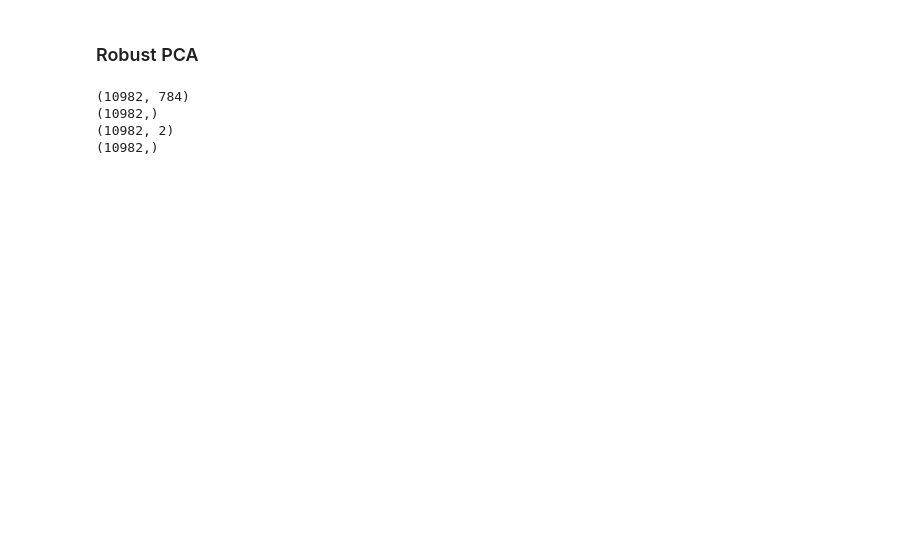
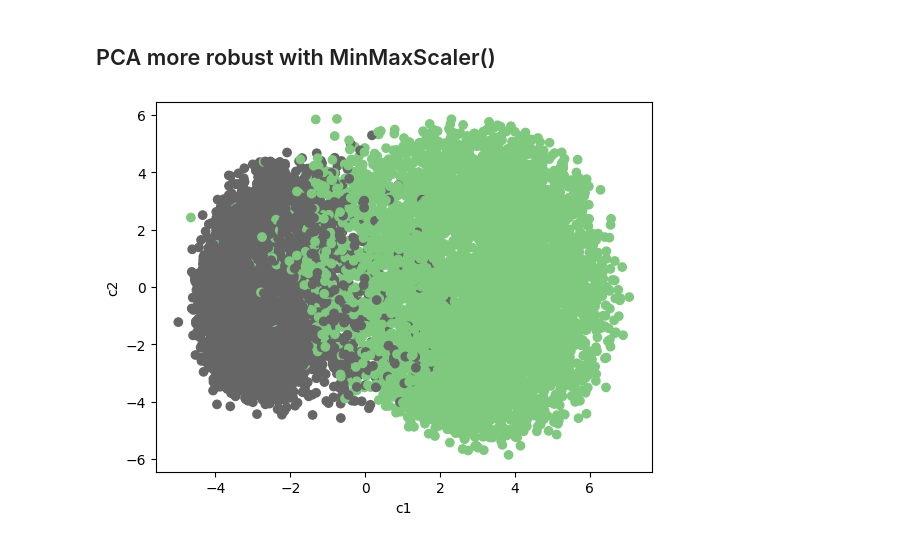
Before and after one commit to mauriciosierrav/Machine-Learning-II-UDEA, a Jupyter notebook: workshop_solution/Punto8.ipynb, the cells around one changed output. Cells and saved outputs as stored; diff of their text form; code cells hidden in the pictures; blank space fills up the shorter version.

```diff
--- a/workshop_solution/Punto8.ipynb
+++ b/workshop_solution/Punto8.ipynb
@@ -6,7 +8,9 @@ Robust generalization of variance maximization: minimum covariance determinant (
-# %% [markdown]
-### Robust PCA
 # %%
-from sklearn.decomposition import PCA, TruncatedSVD
+from sklearn.decomposition import PCA
+from sklearn.preprocessing import StandardScaler
+from sklearn.preprocessing import RobustScaler
+from sklearn.covariance import MinCovDet
+from sklearn.preprocessing import  MinMaxScaler
 from sklearn.datasets import fetch_openml
 from sklearn.model_selection import train_test_split
 from sklearn.linear_model import LogisticRegression
@@ -27,49 +31,40 @@ y = y.loc[indices]
 X.reset_index(inplace=True, drop=True)
 y.reset_index(inplace=True, drop=True)
 
-# Split into training and test
-#X_train, X_test, y_train, y_test = train_test_split(X, y, test_size=0.2, random_state=42)
+# Scaling the data using MinMaxScaler()
+mm_scaler = MinMaxScaler().fit(X)
+X_mm = mm_scaler.transform(X)
 
+# Scaling the data using StandardScaler()
+ss_scaler = StandardScaler().fit(X)
+X_ss = ss_scaler.transform(X)
 
+# Transforming the data vectors more robust using RobustScaler()
+rs_scaler = RobustScaler().fit(X)
+X_rs = rs_scaler.transform(X)
 
-
-# Apply PCA with 2 components
-#pca = PCA(n_components=2)
-#X_train_pca = pca.fit_transform(X_train)
-#X_test_pca = pca.transform(X_test)
-############################################################################################################
-from sklearn.preprocessing import StandardScaler
-from sklearn.preprocessing import RobustScaler
-from sklearn.covariance import MinCovDet
-from sklearn.preprocessing import  MinMaxScaler
-
-
-# Normalize the data using StandardScaler
-scaler = MinMaxScaler().fit(X)
-X1 = scaler.transform(X)
-
-### center = RobustScaler(with_centering=True).fit(X)
-### X1 = center.transform(X)
+# Robust generalization of variance maximization using Minimum Determinant of Covariance (MCD) MinCovDet()
+#mcd = MinCovDet().fit(X)
+#X_mcd = mcd.transform(X)
 
 # Split into training and test
-X_train, X_test, y_train, y_test = train_test_split(X1, y, test_size=0.2, random_state=0)
-print(X_train.shape)
-print(y_train.shape)
-
-### robust_cov = MinCovDet().fit(X_train)
-
-# Apply PCA to the normalized data
-pca = PCA(n_components=2)
-X_train_pca = pca.fit_transform(X_train)
-X_test_pca = pca.transform(X_test)
-
-############################################################################################################
-
-print(X_train_pca.shape)
-print(y_train.shape)
+X_mm_train, X_mm_test, y_mm_train, y_mm_test = train_test_split(X_mm, y, test_size=0.2, random_state=42)
+X_ss_train, X_ss_test, y_ss_train, y_ss_test = train_test_split(X_ss, y, test_size=0.2, random_state=42)
+X_rs_train, X_rs_test, y_rs_train, y_rs_test = train_test_split(X_rs, y, test_size=0.2, random_state=42)
+#X_mcd_train, X_mcd_test, y_mcd_train, y_mcd_test = train_test_split(X_mcd, y, test_size=0.2, random_state=42)
-# %% [output]
-(10982, 784)
-(10982,)
-(10982, 2)
-(10982,)
+# %% [markdown]
+## PCA more robust with MinMaxScaler()
+# %%
+# Apply PCA with 2 components
+pca = PCA(n_components=2)
+X_train_pca = pca.fit_transform(X_mm_train)
+X_test_pca = pca.transform(X_mm_test)
+
+# Plot the 2 new features generated by PCA
+plt.scatter(X_train_pca[:,0], X_train_pca[:,1], c=y_mm_train.astype('int32'), cmap='Accent')
+plt.xlabel('c1')
+plt.ylabel('c2')
+plt.show()
+# %% [output]
+[figure, added]
 # %%
```
Also changed, not shown: parts of 9 cells of this notebook, 3 other files.
